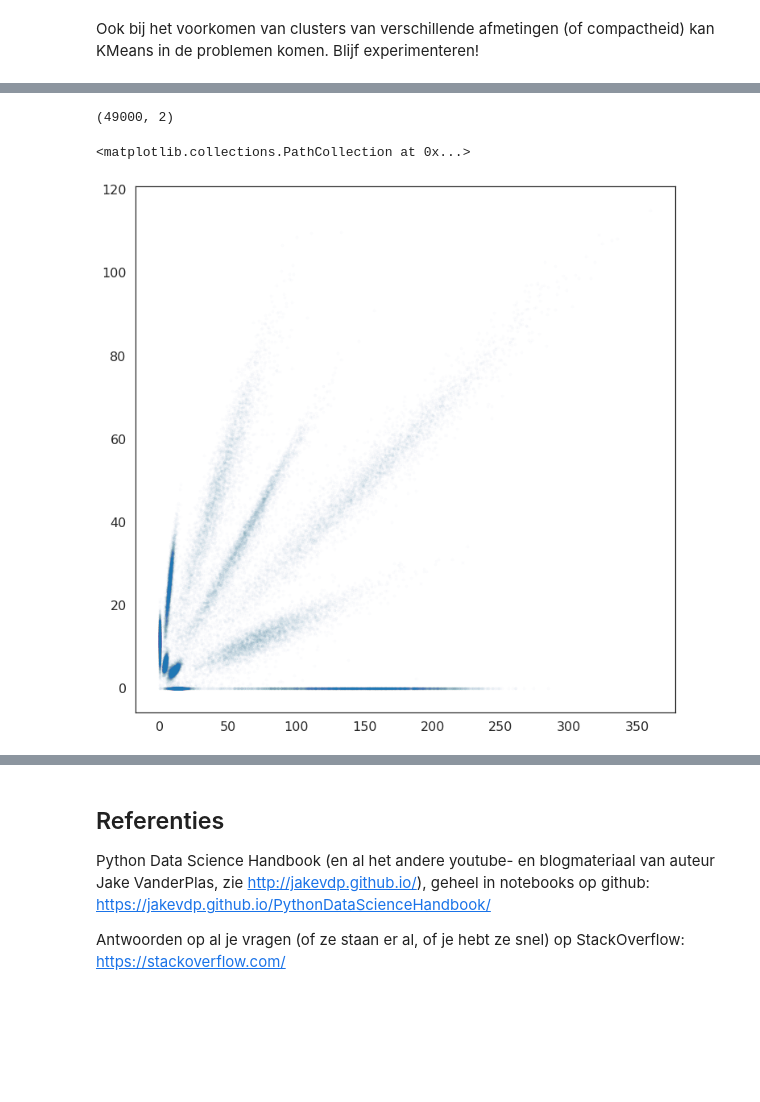
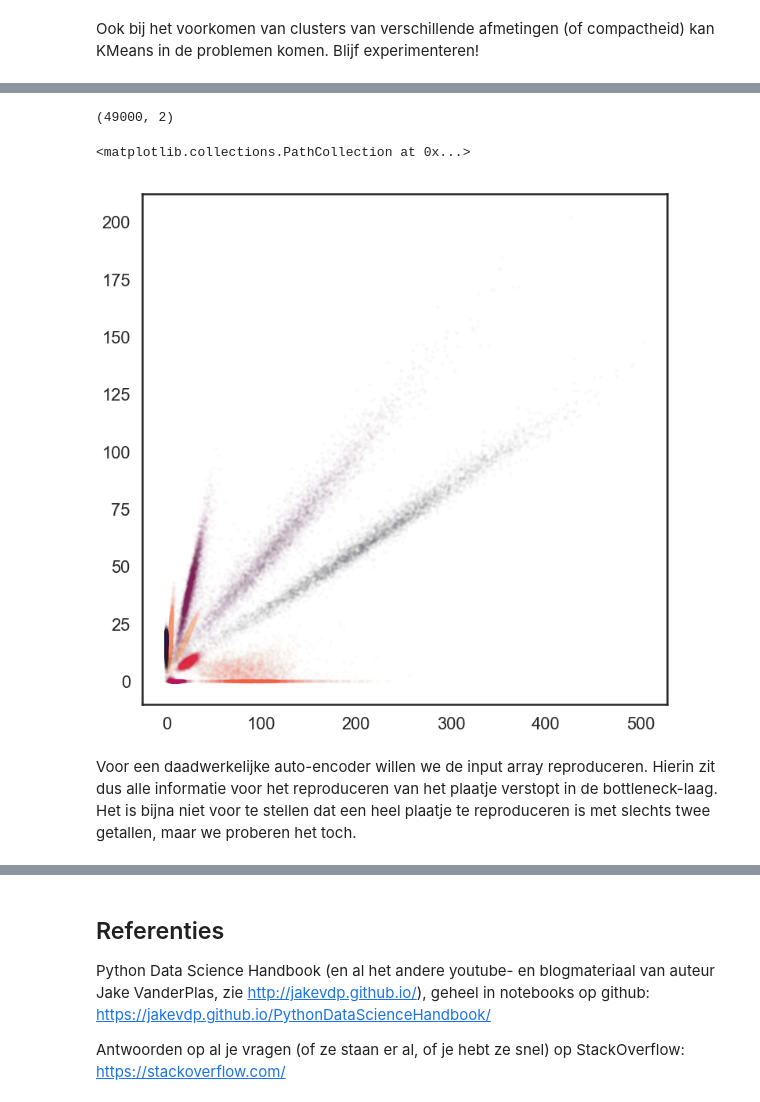
Before and after one commit to harcel/PyDataScienceIntroNL, a Jupyter notebook: Instructie_4.ipynb, the cells around one changed output, grey strips where cells are left out. Cells and saved outputs as stored; diff of their text form; code cells hidden in the pictures; blank space fills up the shorter version.

```diff
--- a/Instructie_4.ipynb
+++ b/Instructie_4.ipynb
@@ -293,16 +335,17 @@ import tensorflow as tf
 # %%
-model = tf.keras.models.Sequential([
+nep_encoder = tf.keras.models.Sequential([
   tf.keras.layers.Dense(200, activation=tf.nn.relu),
   tf.keras.layers.Dense(50, activation=tf.nn.relu),
+  tf.keras.layers.Dense(2, activation=tf.nn.relu),
   tf.keras.layers.Dense(50, activation=tf.nn.relu),
-  tf.keras.layers.Dense(10, activation=tf.nn.softmax)
+  tf.keras.layers.Dense(200, activation=tf.nn.softmax)
 ])
-model.compile(optimizer='adam',
+nep_encoder.compile(optimizer='adam',
               loss='sparse_categorical_crossentropy',
               metrics=['accuracy'])
 
-model.fit(xtr, ytr, epochs=10)
-print(model.evaluate(xtr, ytr))
-model.evaluate(x, y)
+nep_encoder.fit(xtr, ytr, epochs=10)
+print("Training performance:", nep_encoder.evaluate(xtr, ytr))
+print("Test performance:", nep_encoder.evaluate(x, y))
 # %% [output]
 Epoch 1/10
@@ -326,15 +367,0 @@ Epoch 6/10
-# %%
-auto_encoder = tf.keras.models.Sequential([
-  tf.keras.layers.Dense(200, activation=tf.nn.relu),
-  tf.keras.layers.Dense(50, activation=tf.nn.relu),
-  tf.keras.layers.Dense(2, activation=tf.nn.relu),
-  tf.keras.layers.Dense(50, activation=tf.nn.relu),
-  tf.keras.layers.Dense(200, activation=tf.nn.softmax)
-])
-auto_encoder.compile(optimizer='adam',
-              loss='sparse_categorical_crossentropy',
-              metrics=['accuracy'])
-
-auto_encoder.fit(xtr, ytr, epochs=10)
-print("Training performance:", auto_encoder.evaluate(xtr, ytr))
-print("Test performance:", auto_encoder.evaluate(x, y))
@@ -386,23 +395,23 @@ print(middelste.output_shape)
 # %%
 from tensorflow.keras import backend as K
 
-get_middle_layer_output = K.function([auto_encoder.layers[0].input],
-                                  [auto_encoder.layers[2].output])
+# Laat de functie mappen van de input naar de output van de bottleneck-laag
+get_middle_layer_output = K.function([nep_encoder.layers[0].input],
+                                  [nep_encoder.layers[2].output])
+
 layer_output = get_middle_layer_output([xtr])[0]
+
+layer_output.shape
+# %% [output]
+(49000, 2)
-# %%
-layer_output.shape
-# %% [output]
-(49000, 2)
 # %%
 plt.figure(figsize=[12, 12])
-plt.scatter(layer_output[:,0], layer_output[:,1], s=10, alpha=0.01)
-# plt.semilogx()
-# plt.semilogy()
-# plt.xlim(-1,1)
-# plt.ylim(1,2e2)
+plt.scatter(layer_output[:,0], layer_output[:,1], s=10, alpha=0.01, c=ytr)
 # %% [output]
 <matplotlib.collections.PathCollection at 0x...>
-[figure, old version]
+[figure, new version]
+# %% [markdown]
+Voor een daadwerkelijke auto-encoder willen we de input array reproduceren. Hierin zit dus alle informatie voor het reproduceren van het plaatje verstopt in de bottleneck-laag. Het is bijna niet voor te stellen dat een heel plaatje te reproduceren is met slechts twee getallen, maar we proberen het toch.
 # %%
 real_encoder = tf.keras.models.Sequential([
   tf.keras.layers.Dense(784, activation=tf.nn.relu),
```
Also changed, not shown: parts of 40 cells of this notebook, 1 other file.
